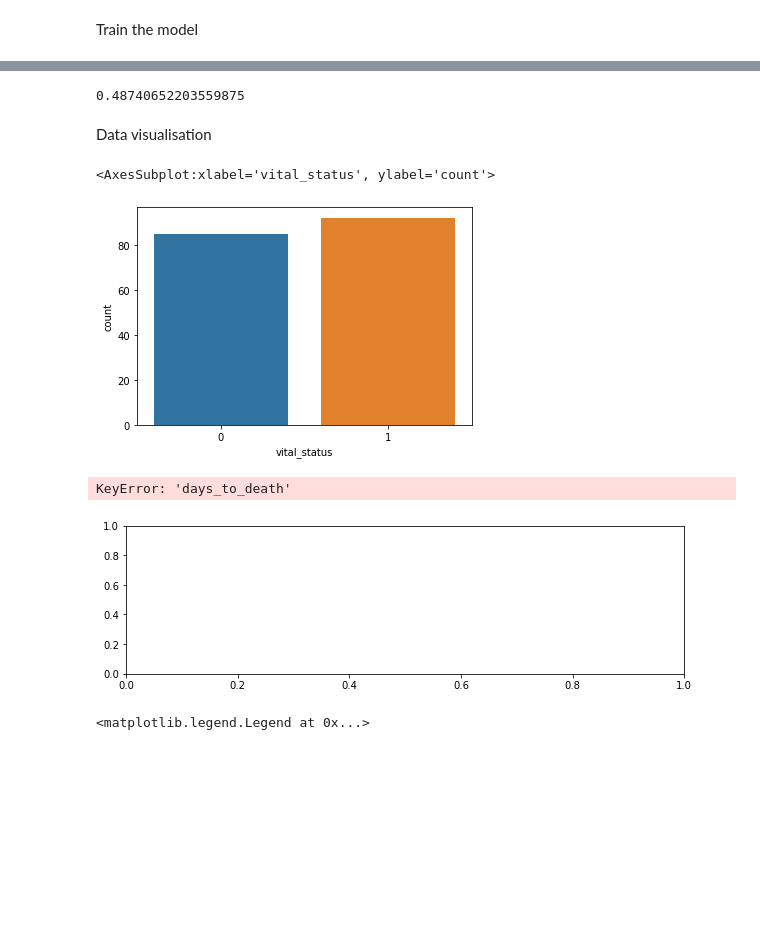
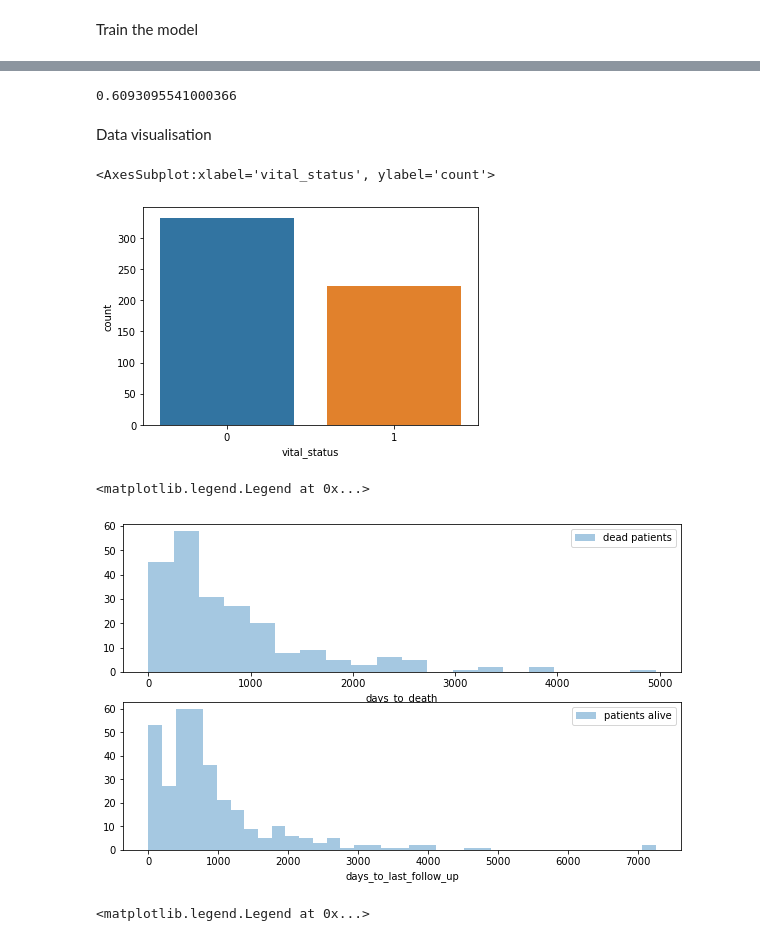
Before and after one commit to anaischossegros/research_project, a Jupyter notebook: src/Run.ipynb, the cells around one changed output, grey strips where cells are left out. Saved outputs shown, nothing was run; the diff lists cells and outputs as text; code cells hidden in the pictures; blank space fills up the shorter version.

```diff
--- a/src/Run.ipynb
+++ b/src/Run.ipynb
@@ -27,8 +31,8 @@ print(np.shape(output_df2))
 # %%
-data_norm_df= data_norm_df.reset_index(drop=True)
-output_df2 = output_df2.reset_index(drop=True)
+data_norm_df_lung= data_norm_df_lung.reset_index(drop=True)
+output_df_lung = output_df_lung.reset_index(drop=True)
 # %%
-data = pd.concat([data_norm_df,output_df2], axis=1)
+data = pd.concat([data_norm_df_lung,output_df_lung], axis=1)
 
 def split_indices(n, val_pct1, val_pct2):
 	n1 = int(val_pct1*n)
@@ -228,7 +234,7 @@ plt.legend()
 # %%
 #result cross validation
 
-print(np.mean([c_index_val_fold1[1], c_index_val_fold0[1], c_index_val_fold3[1], c_index_val_fold4[1]]))
+print(np.mean([c_index_val_fold1[2], c_index_val_fold0[2], c_index_val_fold3[2], c_index_val_fold2[2],c_index_val_fold4[2]]))
 # %% [output]
-0.48740652203559875
+0.6093095541000366
 # %%
@@ -265,7 +271,7 @@ import seaborn as sns
 sns.countplot(x='vital_status', data=data)
 # %% [output]
 <AxesSubplot:xlabel='vital_status', ylabel='count'>
-[figure, old version]
+[figure, new version]
 # %%
 x_df=pd.DataFrame(x, columns = np.arange(len(x[0,:])))
 data_cph = pd.concat([x_df,pd.DataFrame({'age': age[:,0], 'yevent': yevent[:,0], 'ytime': ytime[:,0]})], axis=1)
@@ -274,16 +280,16 @@ essai2 = data_cph.drop(data_cph[data_cph.yevent==1].index)
 # %%
 plt.figure(figsize=(10,6))
 plt.subplot(211)
-sns.distplot(essai['days_to_death'], kde=False, label='dead patients')
+sns.distplot(essai['ytime'], kde=False, label='dead patients')
 plt.xlabel('days_to_death')
 plt.legend()
 plt.subplot(212)
-sns.distplot(essai2['days_to_last_follow_up'], kde=False, label='patients alive')
+sns.distplot(essai2['ytime'], kde=False, label='patients alive')
 plt.xlabel('days_to_last_follow_up')
 plt.legend()
 # %% [output]
-KeyError: 'days_to_death'
+<matplotlib.legend.Legend at 0x...>
-[figure, old version]
+[figure, new version]
 # %%
 import matplotlib.pyplot as plt
 import seaborn as sns
```
Also changed, not shown: parts of 32 cells of this notebook, 5 other files.
